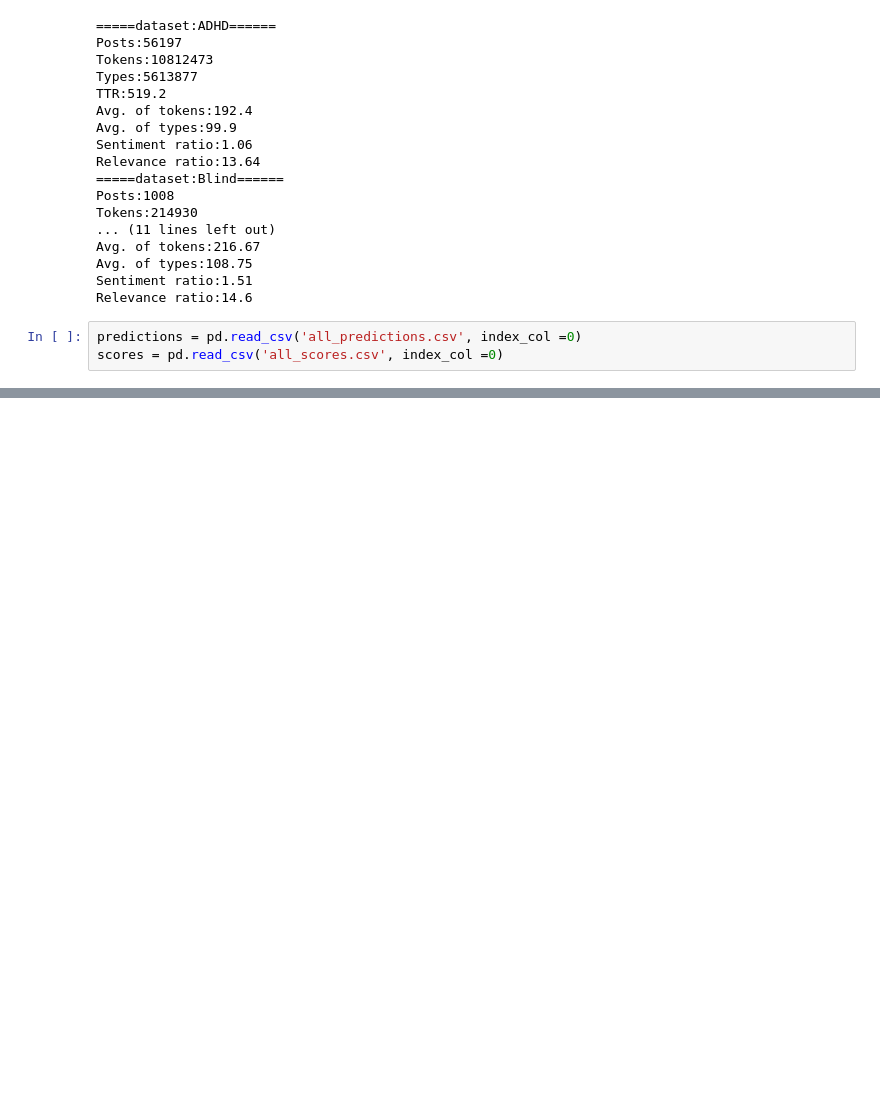
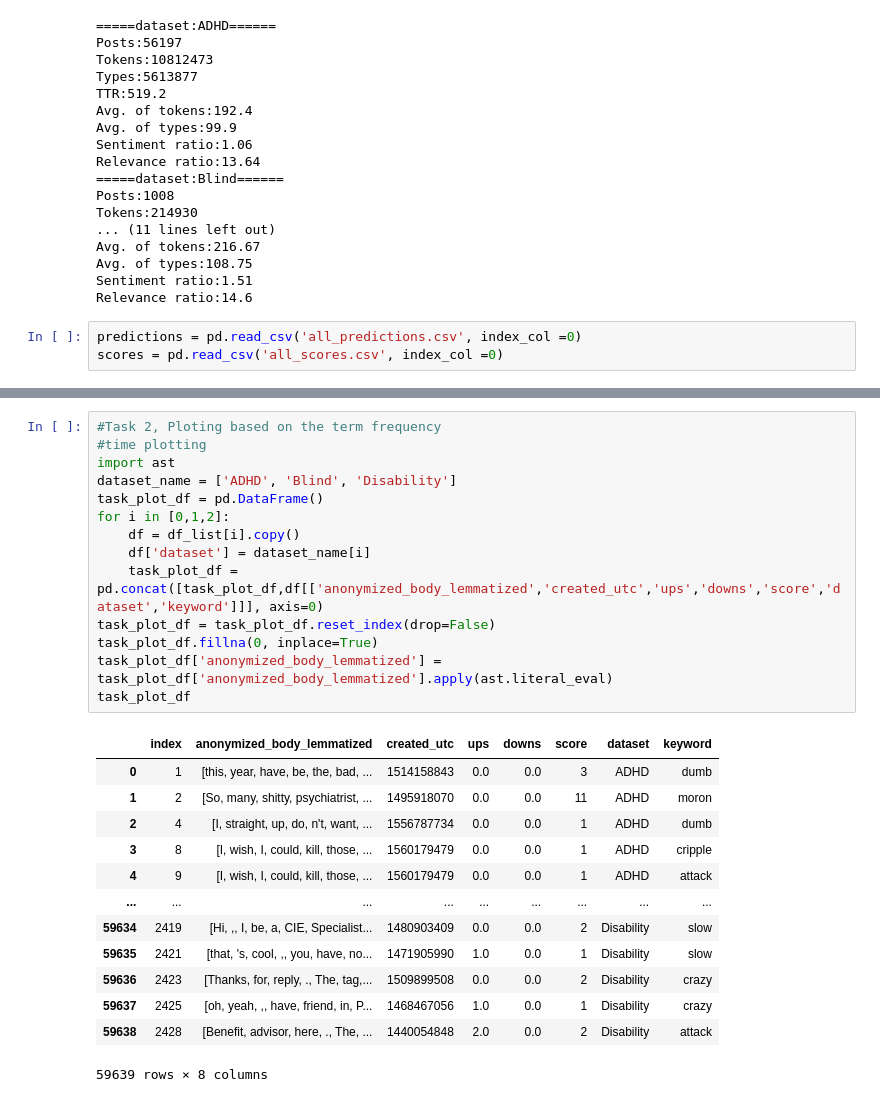
Before and after one commit to dignityc/LSCDforDisability, a Jupyter notebook: Data_reading.ipynb, the cells around one changed output, grey strips where cells are left out. Saved outputs shown, nothing was run; the diff lists cells and outputs as text; blank space fills up the shorter version.

```diff
--- a/Data_reading.ipynb
+++ b/Data_reading.ipynb
@@ -60,0 +145,28 @@ pd.DataFrame(summary)
+# %%
+#Task 2, Ploting based on the term frequency
+#time plotting
+import ast
+dataset_name = ['ADHD', 'Blind', 'Disability']
+task_plot_df = pd.DataFrame()
+for i in [0,1,2]:
+    df = df_list[i].copy()
+    df['dataset'] = dataset_name[i]
+    task_plot_df = pd.concat([task_plot_df,df[['anonymized_body_lemmatized','created_utc','ups','downs','score','dataset','keyword']]], axis=0)
+task_plot_df = task_plot_df.reset_index(drop=False)
+task_plot_df.fillna(0, inplace=True)
+task_plot_df['anonymized_body_lemmatized'] = task_plot_df['anonymized_body_lemmatized'].apply(ast.literal_eval)
+task_plot_df
+# %% [output]
+|  | index | anonymized_body_lemmatized | created_utc | ups | downs | score | dataset | keyword |
+| 0 | 1 | [this, year, have, be, the, bad, ... | 1514158843 | 0.0 | 0.0 | 3 | ADHD | dumb |
+| 1 | 2 | [So, many, shitty, psychiatrist, ... | 1495918070 | 0.0 | 0.0 | 11 | ADHD | moron |
+| 2 | 4 | [I, straight, up, do, n't, want, ... | 1556787734 | 0.0 | 0.0 | 1 | ADHD | dumb |
+| 3 | 8 | [I, wish, I, could, kill, those, ... | 1560179479 | 0.0 | 0.0 | 1 | ADHD | cripple |
+| 4 | 9 | [I, wish, I, could, kill, those, ... | 1560179479 | 0.0 | 0.0 | 1 | ADHD | attack |
+| ... | ... | ... | ... | ... | ... | ... | ... | ... |
+| 59634 | 2419 | [Hi, ,, I, be, a, CIE, Specialist... | 1480903409 | 0.0 | 0.0 | 2 | Disability | slow |
+| 59635 | 2421 | [that, 's, cool, ,, you, have, no... | 1471905990 | 1.0 | 0.0 | 1 | Disability | slow |
+| 59636 | 2423 | [Thanks, for, reply, ., The, tag,... | 1509899508 | 0.0 | 0.0 | 2 | Disability | crazy |
+| 59637 | 2425 | [oh, yeah, ,, have, friend, in, P... | 1468467056 | 1.0 | 0.0 | 1 | Disability | crazy |
+| 59638 | 2428 | [Benefit, advisor, here, ., The, ... | 1440054848 | 2.0 | 0.0 | 2 | Disability | attack |
+59639 rows × 8 columns
```
Also changed, not shown: parts of 10 cells of this notebook.
